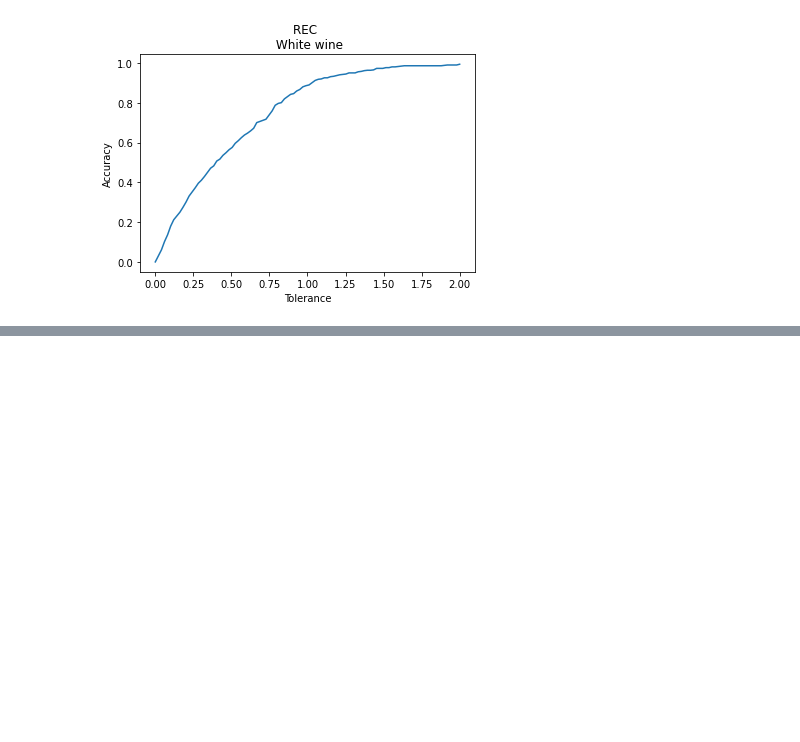
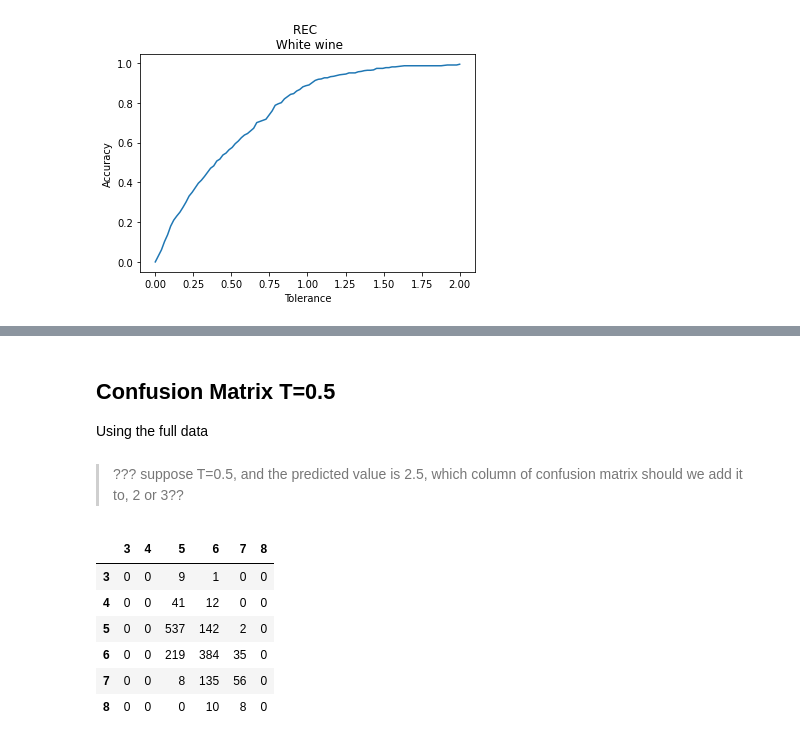
Before and after one commit to JMGilbert/STAT4241-Final-Project, a Jupyter notebook: 5241NN.ipynb, the cells around one changed output, grey strips where cells are left out. Saved outputs shown, nothing was run; the diff lists cells and outputs as text; code cells hidden in the pictures; blank space fills up the shorter version.

```diff
--- a/5241NN.ipynb
+++ b/5241NN.ipynb
@@ -322,0 +434,18 @@ Text(0.5, 1.0, 'REC \n White wine')
+# %% [markdown]
+## Confusion Matrix T=0.5
+Using the full data
+# %% [markdown]
+>??? suppose T=0.5, and the predicted value is 2.5, which column of confusion matrix should we add it to, 2 or 3??
+# %%
+red_pred=np.round(MODEL_NN_red(X_red_torch).cpu().detach().numpy())
+red_confusion=confusion_matrix(Y_red_torch.cpu().detach().numpy(), red_pred)
+red_confusion=pd.DataFrame(red_confusion,index=red_class,columns=red_class)
+red_confusion
+# %% [output]
+|  | 3 | 4 | 5 | 6 | 7 | 8 |
+| 3 | 0 | 0 | 9 | 1 | 0 | 0 |
+| 4 | 0 | 0 | 41 | 12 | 0 | 0 |
+| 5 | 0 | 0 | 537 | 142 | 2 | 0 |
+| 6 | 0 | 0 | 219 | 384 | 35 | 0 |
+| 7 | 0 | 0 | 8 | 135 | 56 | 0 |
+| 8 | 0 | 0 | 0 | 10 | 8 | 0 |
```
Also changed, not shown: parts of 31 cells of this notebook.
